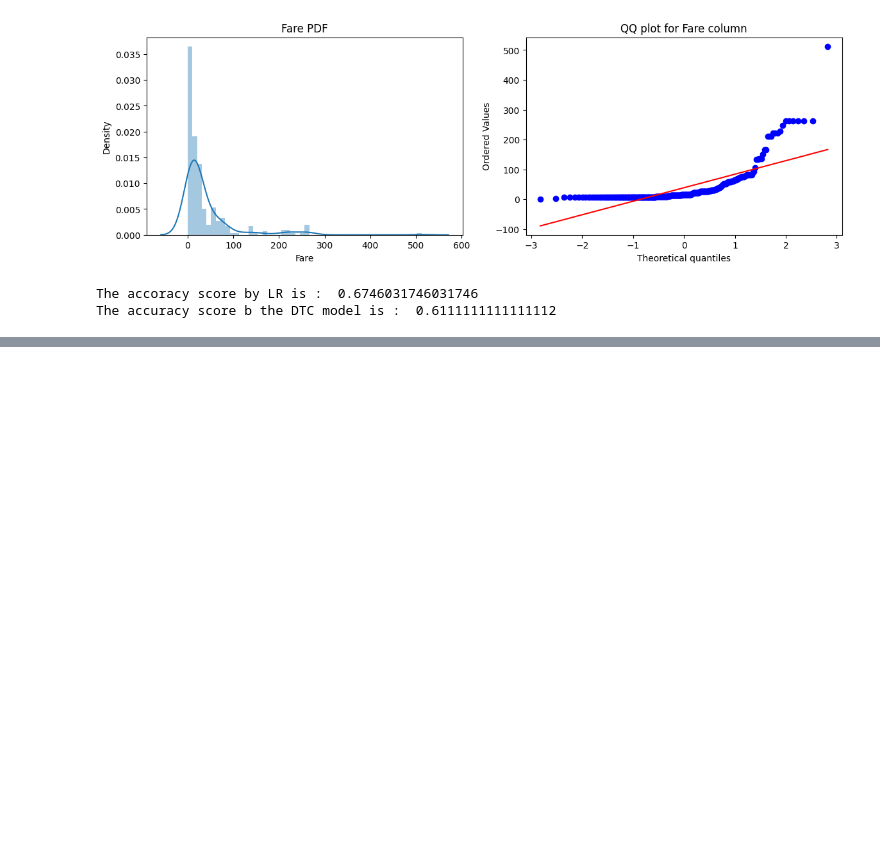
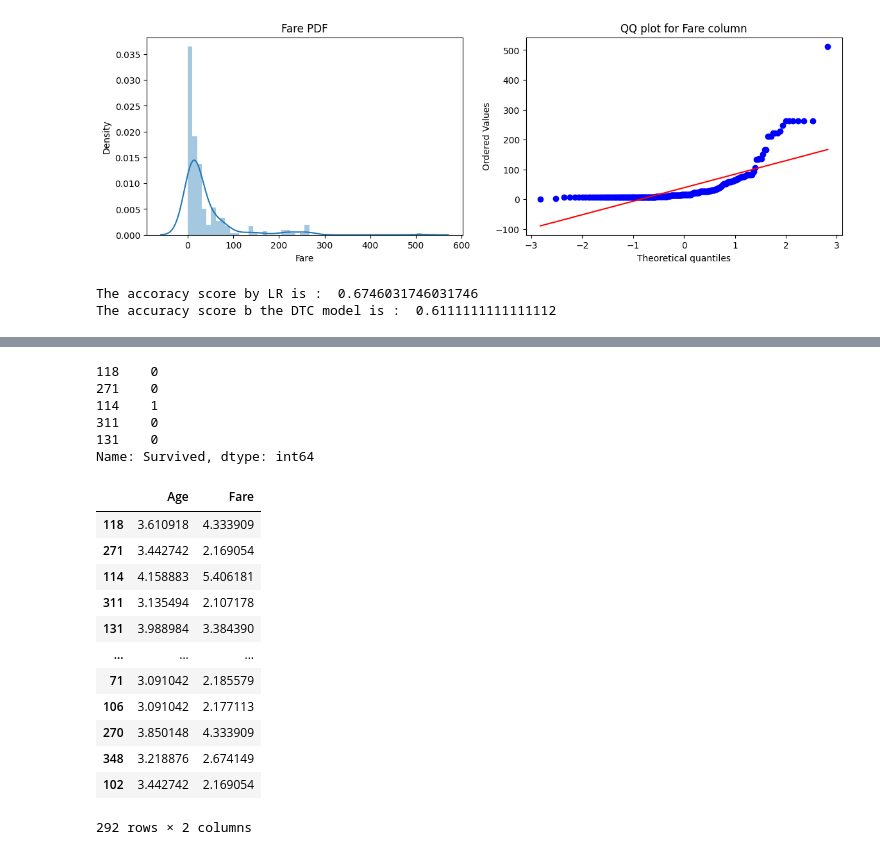
Before and after one commit to DeepakAK47/ML-Learning-Journey, a Jupyter notebook: day30.ipynb, the cells around one changed output, grey strips where cells are left out. Cells and saved outputs as stored; diff of their text form; code cells hidden in the pictures; blank space fills up the shorter version.

```diff
--- a/day30.ipynb
+++ b/day30.ipynb
@@ -190,0 +208,9 @@ The accuracy score b the DTC model is :  0.6111111111111112
+# %%
+y_train.head()
+# %% [output]
+118    0
+271    0
+114    1
+311    0
+131    0
+Name: Survived, dtype: int64
@@ -190,0 +224,16 @@ The accuracy score b the DTC model is :  0.6111111111111112
+# %%
+x_train_transform
+# %% [output]
+|  | Age | Fare |
+| 118 | 3.610918 | 4.333909 |
+| 271 | 3.442742 | 2.169054 |
+| 114 | 4.158883 | 5.406181 |
+| 311 | 3.135494 | 2.107178 |
+| 131 | 3.988984 | 3.384390 |
+| ... | ... | ... |
+| 71 | 3.091042 | 2.185579 |
+| 106 | 3.091042 | 2.177113 |
+| 270 | 3.850148 | 4.333909 |
+| 348 | 3.218876 | 2.674149 |
+| 102 | 3.442742 | 2.169054 |
+292 rows × 2 columns
```
Also changed, not shown: parts of 16 cells of this notebook.
